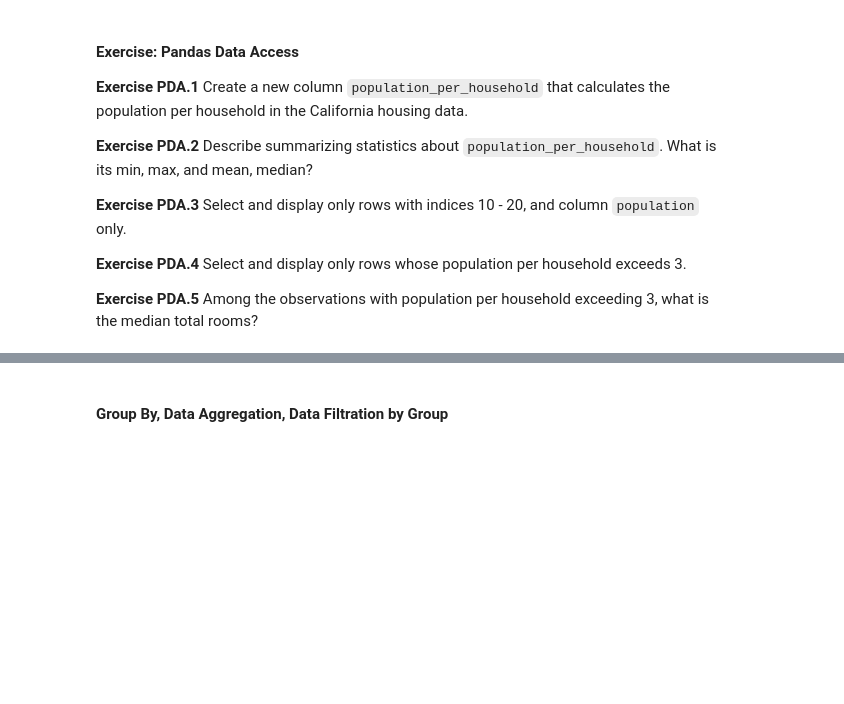
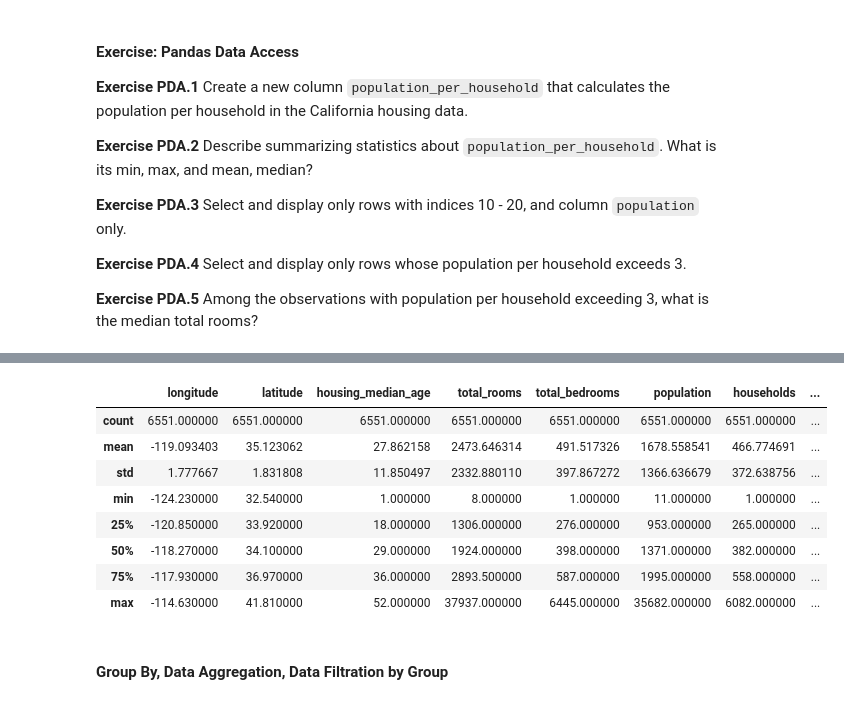
Before and after one commit to Chongphob-Sr/Python-DPU, a Jupyter notebook: Python_2_Participant_chongphob.ipynb, the cells around one changed output, grey strips where cells are left out. Saved outputs shown, nothing was run; the diff lists cells and outputs as text; code cells hidden in the pictures; blank space fills up the shorter version.

```diff
--- a/Python_2_Participant_chongphob.ipynb
+++ b/Python_2_Participant_chongphob.ipynb
@@ -889,3 +1027,15 @@ cities[cities["Area"] > 150]
+# %%
+df[ df["population_per_household"] > 3].describe()
+# %% [output]
+|  | longitude | latitude | housing_median_age | total_rooms | total_bedrooms | population | households | ... |
+| count | 6551.000000 | 6551.000000 | 6551.000000 | 6551.000000 | 6551.000000 | 6551.000000 | 6551.000000 | ... |
+| mean | -119.093403 | 35.123062 | 27.862158 | 2473.646314 | 491.517326 | 1678.558541 | 466.774691 | ... |
+| std | 1.777667 | 1.831808 | 11.850497 | 2332.880110 | 397.867272 | 1366.636679 | 372.638756 | ... |
+| min | -124.230000 | 32.540000 | 1.000000 | 8.000000 | 1.000000 | 11.000000 | 1.000000 | ... |
+| 25% | -120.850000 | 33.920000 | 18.000000 | 1306.000000 | 276.000000 | 953.000000 | 265.000000 | ... |
+| 50% | -118.270000 | 34.100000 | 29.000000 | 1924.000000 | 398.000000 | 1371.000000 | 382.000000 | ... |
+| 75% | -117.930000 | 36.970000 | 36.000000 | 2893.500000 | 587.000000 | 1995.000000 | 558.000000 | ... |
+| max | -114.630000 | 41.810000 | 52.000000 | 37937.000000 | 6445.000000 | 35682.000000 | 6082.000000 | ... |
 # %% [markdown]
 #### Group By, Data Aggregation, Data Filtration by Group
 # %% [markdown]
```
Also changed, not shown: parts of 26 cells of this notebook.
